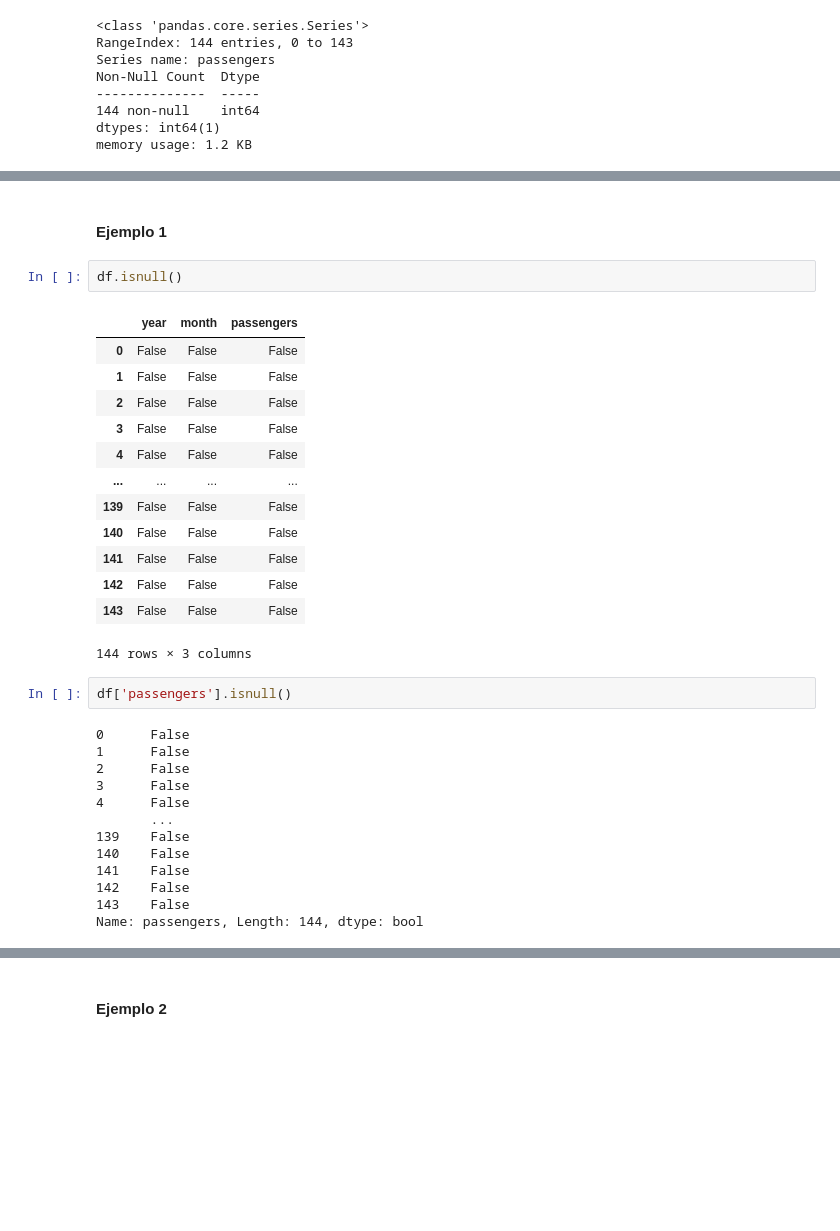
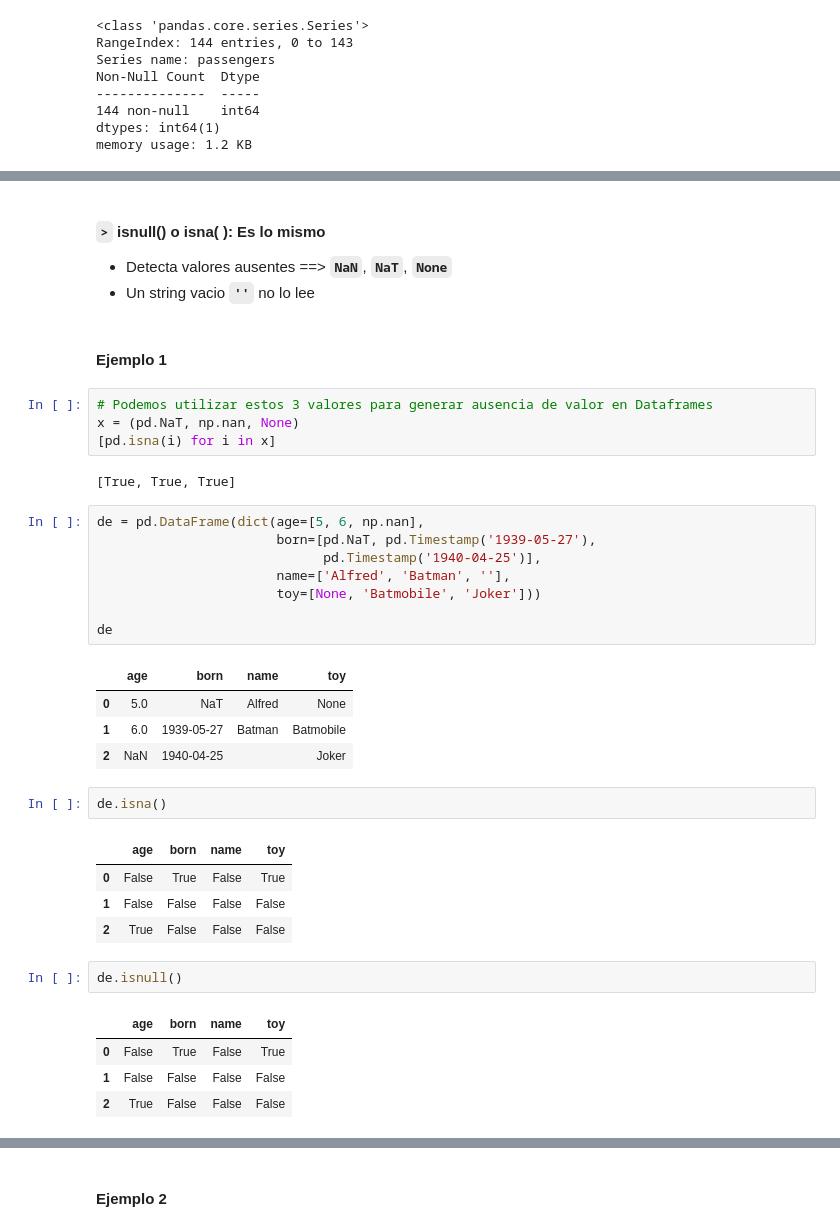
Before and after one commit to perezlino/desafio_latam_data_science, a Jupyter notebook: Resumen/16-nulos_y_ceros_en_una_columna.ipynb, the cells around one changed output, grey strips where cells are left out. Cells and saved outputs as stored; diff of their text form; blank space fills up the shorter version.

```diff
--- a/Resumen/16-nulos_y_ceros_en_una_columna.ipynb
+++ b/Resumen/16-nulos_y_ceros_en_una_columna.ipynb
@@ -59,33 +84,40 @@ memory usage: 1.2 KB
+# %% [markdown]
+#### **`>` isnull() o isna( )**: Es lo mismo
+
+- Detecta valores ausentes ==> **`NaN`**, **`NaT`**, **`None`**
+- Un string vacio **`''`** no lo lee
 # %% [markdown]
 #### Ejemplo 1
+# %%
+# Podemos utilizar estos 3 valores para generar ausencia de valor en Dataframes
+x = (pd.NaT, np.nan, None)
+[pd.isna(i) for i in x]
+# %% [output]
+[True, True, True]
+# %%
+de = pd.DataFrame(dict(age=[5, 6, np.nan],
+                       born=[pd.NaT, pd.Timestamp('1939-05-27'),
+                             pd.Timestamp('1940-04-25')],
+                       name=['Alfred', 'Batman', ''],
+                       toy=[None, 'Batmobile', 'Joker']))
+
+de
+# %% [output]
+|  | age | born | name | toy |
+| 0 | 5.0 | NaT | Alfred | None |
+| 1 | 6.0 | 1939-05-27 | Batman | Batmobile |
+| 2 | NaN | 1940-04-25 |  | Joker |
+# %%
+de.isna()
+# %% [output]
+|  | age | born | name | toy |
+| 0 | False | True | False | True |
+| 1 | False | False | False | False |
+| 2 | True | False | False | False |
 # %%
-df.isnull()
+de.isnull()
 # %% [output]
-|  | year | month | passengers |
-| 0 | False | False | False |
-| 1 | False | False | False |
-| 2 | False | False | False |
-| 3 | False | False | False |
-| 4 | False | False | False |
-| ... | ... | ... | ... |
-| 139 | False | False | False |
-| 140 | False | False | False |
-| 141 | False | False | False |
-| 142 | False | False | False |
-| 143 | False | False | False |
+|  | age | born | name | toy |
+| 0 | False | True | False | True |
+| 1 | False | False | False | False |
+| 2 | True | False | False | False |
-144 rows × 3 columns
-# %%
-df['passengers'].isnull()
-# %% [output]
-0      False
-1      False
-2      False
-3      False
-4      False
-       ...
-139    False
-140    False
-141    False
-142    False
-143    False
-Name: passengers, Length: 144, dtype: bool
```
Also changed, not shown: parts of 68 cells of this notebook, 13 other files.
